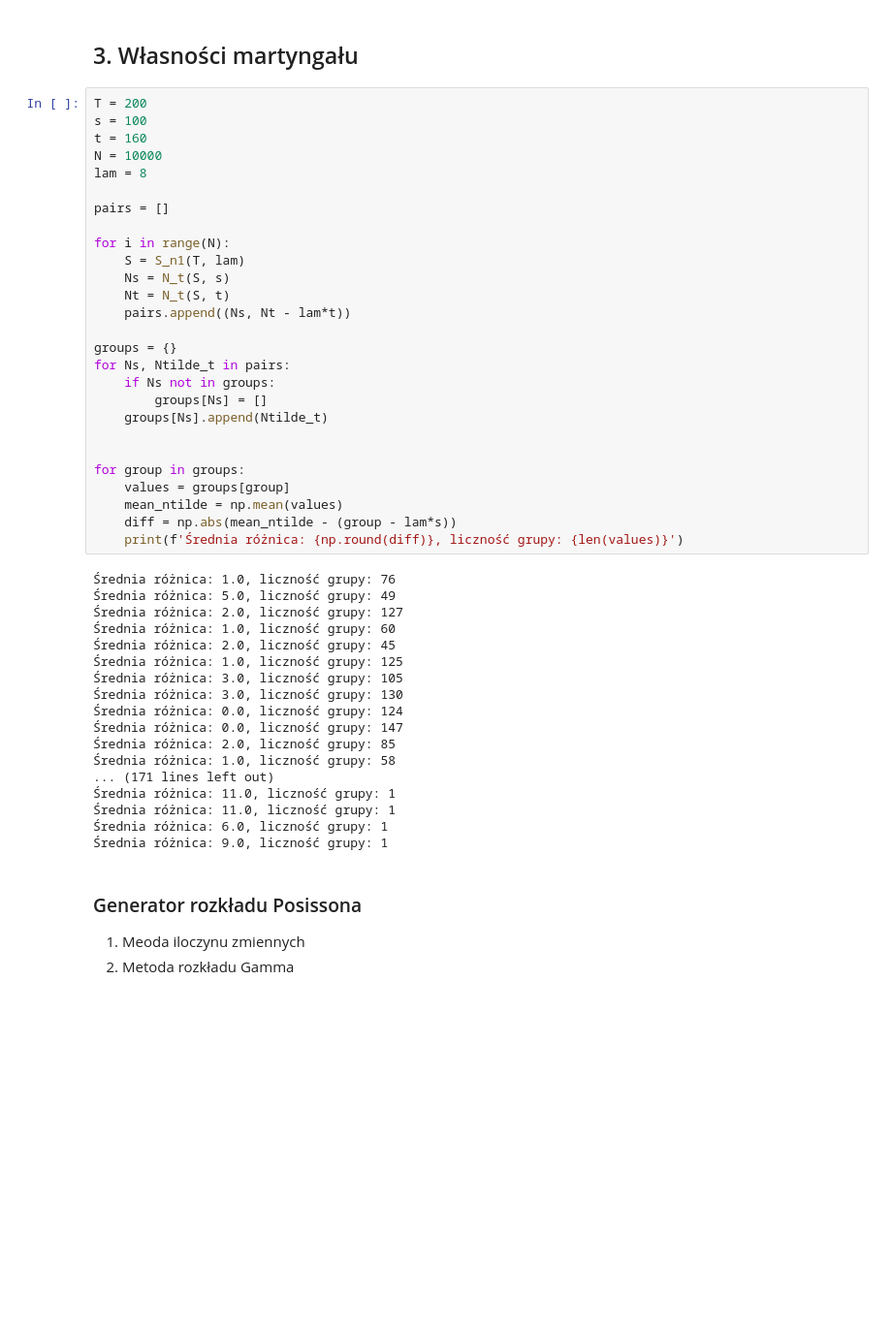
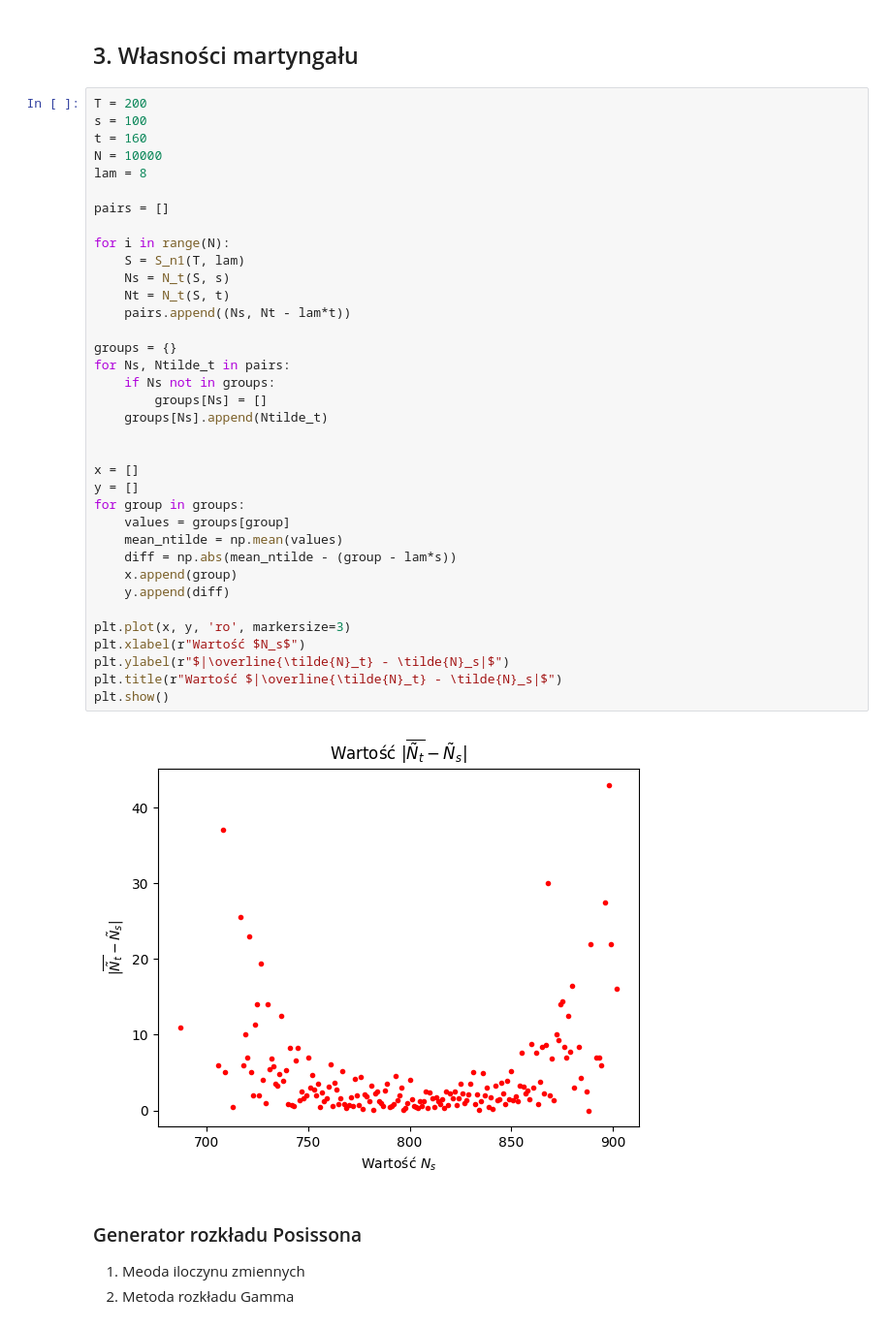
Before and after one commit to KacperPietryka/Symulacje-komputerowe, a Jupyter notebook: lista4 (1).ipynb, the cells around one changed output. Shown at 97% size. Saved outputs shown, nothing was run; the diff lists cells and outputs as text; blank space fills up the shorter version.

```diff
--- a/lista4 (1).ipynb
+++ b/lista4 (1).ipynb
@@ -135,48 +141,41 @@ $ Var[\tilde{N_t}] = Var[N_t - \lambda t]= Var[N_t] = \lambda t$
 # %%
 T = 200
 s = 100
 t = 160
 N = 10000
 lam = 8
 
 pairs = []
 
 for i in range(N):
     S = S_n1(T, lam)
     Ns = N_t(S, s)
     Nt = N_t(S, t)
     pairs.append((Ns, Nt - lam*t))
 
 groups = {}
 for Ns, Ntilde_t in pairs:
     if Ns not in groups:
         groups[Ns] = []
     groups[Ns].append(Ntilde_t)
 
 
+x = []
+y = []
 for group in groups:
     values = groups[group]
     mean_ntilde = np.mean(values)
     diff = np.abs(mean_ntilde - (group - lam*s))
-    print(f'Średnia różnica: {np.round(diff)}, liczność grupy: {len(values)}')
+    x.append(group)
+    y.append(diff)
+
+plt.plot(x, y, 'ro', markersize=3)
+plt.xlabel(r"Wartość $N_s$")
+plt.ylabel(r"$|\overline{\tilde{N}_t} - \tilde{N}_s|$")
+plt.title(r"Wartość $|\overline{\tilde{N}_t} - \tilde{N}_s|$")
+plt.show()
 # %% [output]
-Średnia różnica: 1.0, liczność grupy: 76
-Średnia różnica: 5.0, liczność grupy: 49
-Średnia różnica: 2.0, liczność grupy: 127
-Średnia różnica: 1.0, liczność grupy: 60
-Średnia różnica: 2.0, liczność grupy: 45
-Średnia różnica: 1.0, liczność grupy: 125
-Średnia różnica: 3.0, liczność grupy: 105
-Średnia różnica: 3.0, liczność grupy: 130
-Średnia różnica: 0.0, liczność grupy: 124
-Średnia różnica: 0.0, liczność grupy: 147
-Średnia różnica: 2.0, liczność grupy: 85
-Średnia różnica: 1.0, liczność grupy: 58
-... (171 lines left out)
-Średnia różnica: 11.0, liczność grupy: 1
-Średnia różnica: 11.0, liczność grupy: 1
-Średnia różnica: 6.0, liczność grupy: 1
-Średnia różnica: 9.0, liczność grupy: 1
+[figure, added]
 # %% [markdown]
 ### Generator rozkładu Posissona
 
```
Also changed, not shown: parts of 3 cells of this notebook.
